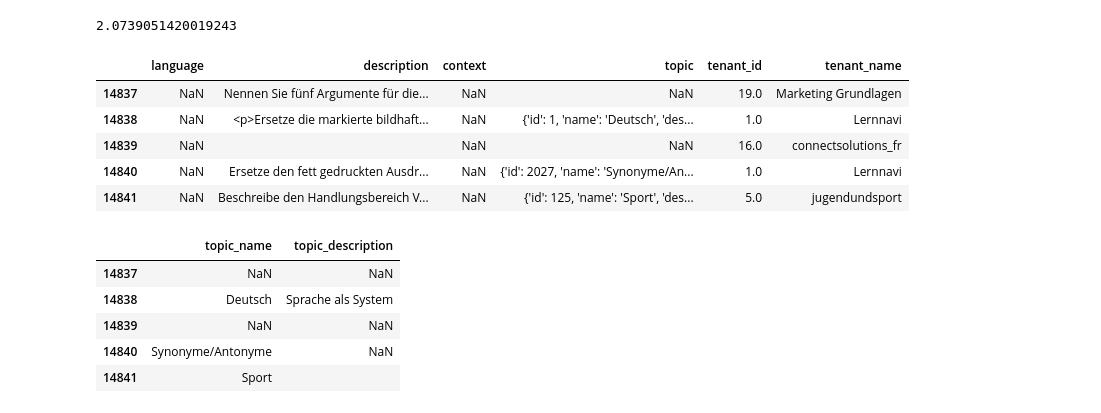
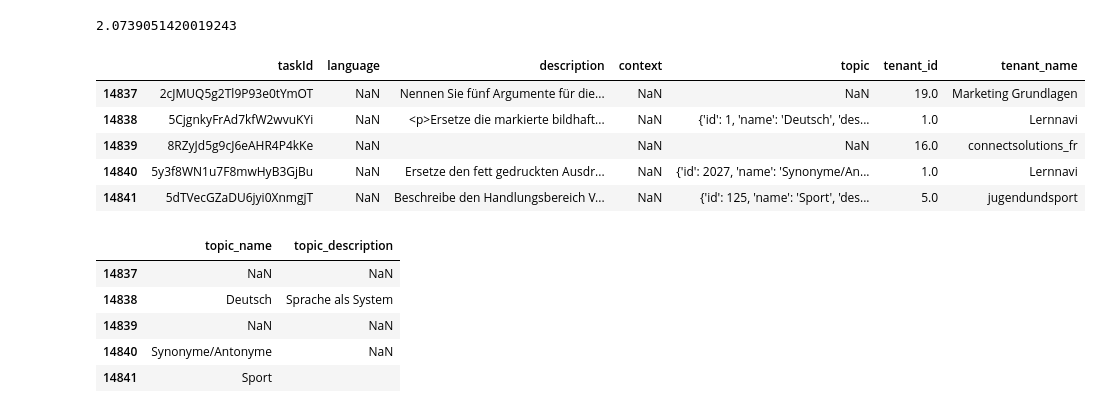
Before and after one commit to ghalifaten/master_thesis, a Jupyter notebook: 1a_cleaning_open_tasks.ipynb, the cells around one changed output. Drawn from its saved outputs; the diff is of its cells as text; code cells hidden in the pictures.

```diff
--- a/1a_cleaning_open_tasks.ipynb
+++ b/1a_cleaning_open_tasks.ipynb
@@ -79,18 +79,18 @@ len(df_content[df_content["tenant_name"] == "Playground"]) / len(df_content) * 1
 # %%
 df_content = df_content.dropna(subset=["tenant_name"])
 df_content = df_content[df_content["tenant_name"] != "Playground"]
 df_open_tasks = df_content[df_content["type"] == "OPEN"]
-columns_to_keep = ["language", "description", "context", "topic", "tenant_id", "tenant_name"]
+columns_to_keep = ["taskId", "language", "description", "context", "topic", "tenant_id", "tenant_name"]
 df_open_tasks = df_open_tasks[columns_to_keep]
 df_open_tasks.dropna(axis=1, how="all")
 df_open_tasks.head()
 # %% [output]
-|  | language | description | context | topic | tenant_id | tenant_name |
-| 14837 | NaN | Nennen Sie fünf Argumente für die... | NaN | NaN | 19.0 | Marketing Grundlagen |
-| 14838 | NaN | <p>Ersetze die markierte bildhaft... | NaN | {'id': 1, 'name': 'Deutsch', 'des... | 1.0 | Lernnavi |
-| 14839 | NaN |  | NaN | NaN | 16.0 | connectsolutions_fr |
-| 14840 | NaN | Ersetze den fett gedruckten Ausdr... | NaN | {'id': 2027, 'name': 'Synonyme/An... | 1.0 | Lernnavi |
-| 14841 | NaN | Beschreibe den Handlungsbereich V... | NaN | {'id': 125, 'name': 'Sport', 'des... | 5.0 | jugendundsport |
+|  | taskId | language | description | context | topic | tenant_id | tenant_name |
+| 14837 | 2cJMUQ5g2Tl9P93e0tYmOT | NaN | Nennen Sie fünf Argumente für die... | NaN | NaN | 19.0 | Marketing Grundlagen |
+| 14838 | 5CjgnkyFrAd7kfW2wvuKYi | NaN | <p>Ersetze die markierte bildhaft... | NaN | {'id': 1, 'name': 'Deutsch', 'des... | 1.0 | Lernnavi |
+| 14839 | 8RZyJd5g9cJ6eAHR4P4kKe | NaN |  | NaN | NaN | 16.0 | connectsolutions_fr |
+| 14840 | 5y3f8WN1u7F8mwHyB3GjBu | NaN | Ersetze den fett gedruckten Ausdr... | NaN | {'id': 2027, 'name': 'Synonyme/An... | 1.0 | Lernnavi |
+| 14841 | 5dTVecGZaDU6jyi0XnmgjT | NaN | Beschreibe den Handlungsbereich V... | NaN | {'id': 125, 'name': 'Sport', 'des... | 5.0 | jugendundsport |
 # %%
 df_topics = df_open_tasks["topic"].apply(pd.Series)
 df_topics.rename(columns={"name":"topic_name", "description":"topic_description"}, inplace=True)
```
Also changed, not shown: parts of 28 cells of this notebook.
